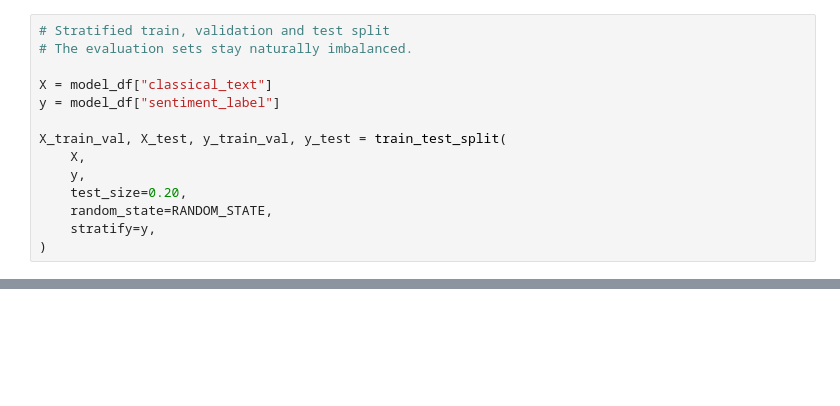
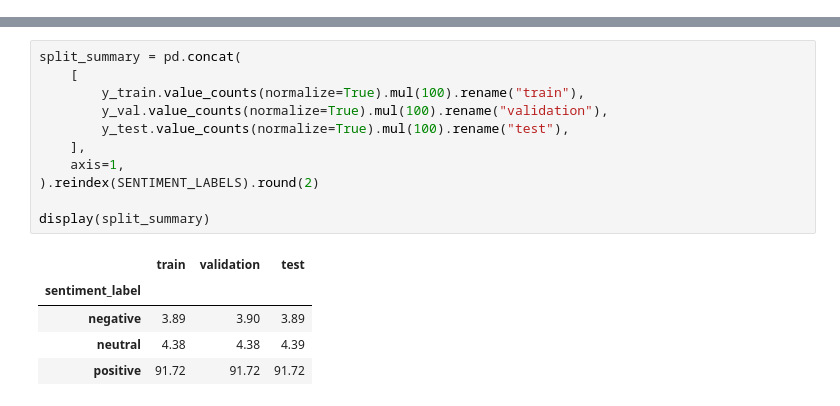
Before and after one commit to karimamzghi/voxforge-ai-review-analytics, a Jupyter notebook: notebooks/sentiments/03_tfidf_logistic_regression.ipynb, the cells around one changed output, grey strips where cells are left out. Cells and saved outputs as stored; diff of their text form; blank space fills up the shorter version.

```diff
--- a/notebooks/sentiments/03_tfidf_logistic_regression.ipynb
+++ b/notebooks/sentiments/03_tfidf_logistic_regression.ipynb
@@ -94,14 +0,0 @@ plt.show()
-# %%
-# Stratified train, validation and test split
-# The evaluation sets stay naturally imbalanced.
-
-X = model_df["classical_text"]
-y = model_df["sentiment_label"]
-
-X_train_val, X_test, y_train_val, y_test = train_test_split(
-    X,
-    y,
-    test_size=0.20,
-    random_state=RANDOM_STATE,
-    stratify=y,
-)
@@ -304,0 +129,17 @@ print(f"Saved model pipeline to: {model_path}")
+# %%
+split_summary = pd.concat(
+    [
+        y_train.value_counts(normalize=True).mul(100).rename("train"),
+        y_val.value_counts(normalize=True).mul(100).rename("validation"),
+        y_test.value_counts(normalize=True).mul(100).rename("test"),
+    ],
+    axis=1,
+).reindex(SENTIMENT_LABELS).round(2)
+
+display(split_summary)
+# %% [output]
+|  | train | validation | test |
+| sentiment_label |  |  |  |
+| negative | 3.89 | 3.90 | 3.89 |
+| neutral | 4.38 | 4.38 | 4.39 |
+| positive | 91.72 | 91.72 | 91.72 |
```
Also changed, not shown: parts of 35 cells of this notebook, 10 other files.
